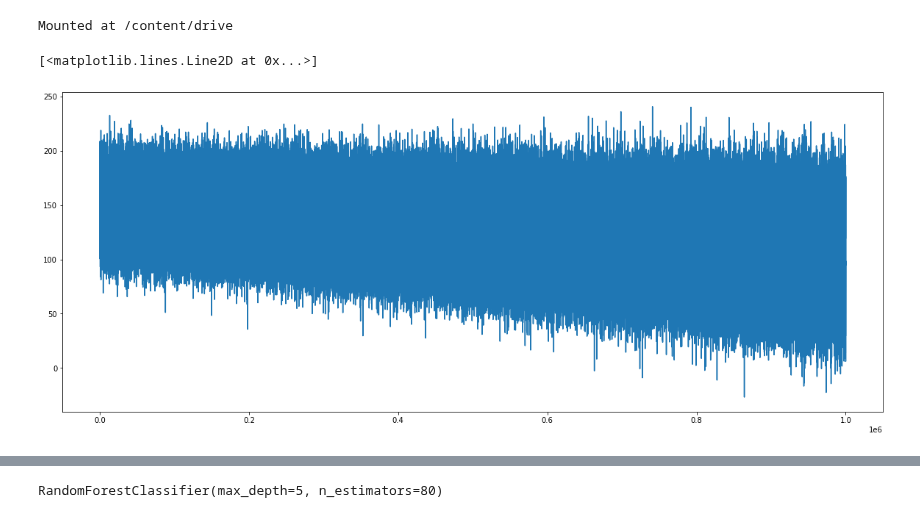
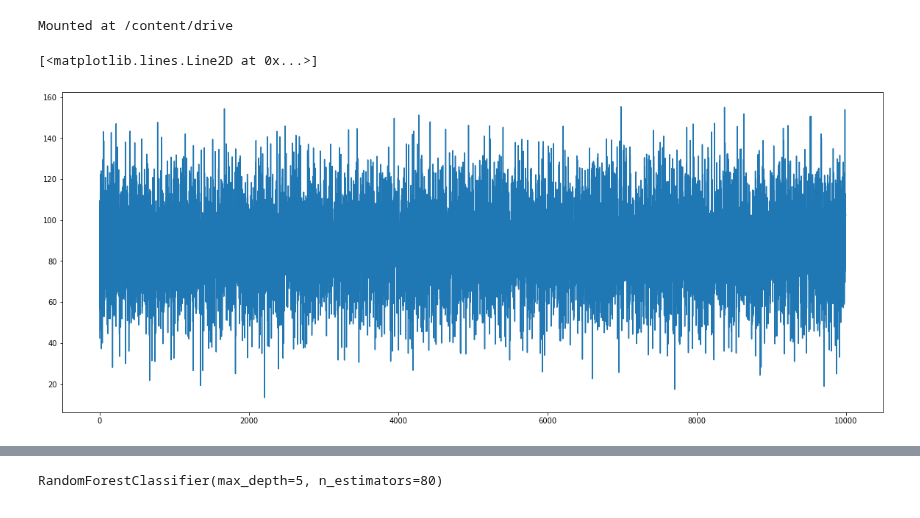
Before and after one commit to dolmani38/drift, a Jupyter notebook: synthetic_data_generation_1112.ipynb, the cells around one changed output, grey strips where cells are left out. Drawn from its saved outputs; the diff is of its cells as text; code cells hidden in the pictures.

```diff
--- a/synthetic_data_generation_1112.ipynb
+++ b/synthetic_data_generation_1112.ipynb
@@ -39,10 +45,10 @@ dataset = pd.DataFrame(data_x)
 importance = pd.DataFrame(weight)
 
 y=np.sum(np.multiply(importance.values,dataset.values),axis=1) + np.asarray(errors)
-
-plt.figure(figsize=(20,8))
-plt.plot(y)
-# %% [output]
-[<matplotlib.lines.Line2D at 0x...>]
-[figure, removed]
+# %%
+plt.figure(figsize=(20,8))
+plt.plot(y[0:10000])
+# %% [output]
+[<matplotlib.lines.Line2D at 0x...>]
+[figure, added]
 # %%
```
Also changed, not shown: parts of 24 cells of this notebook.
